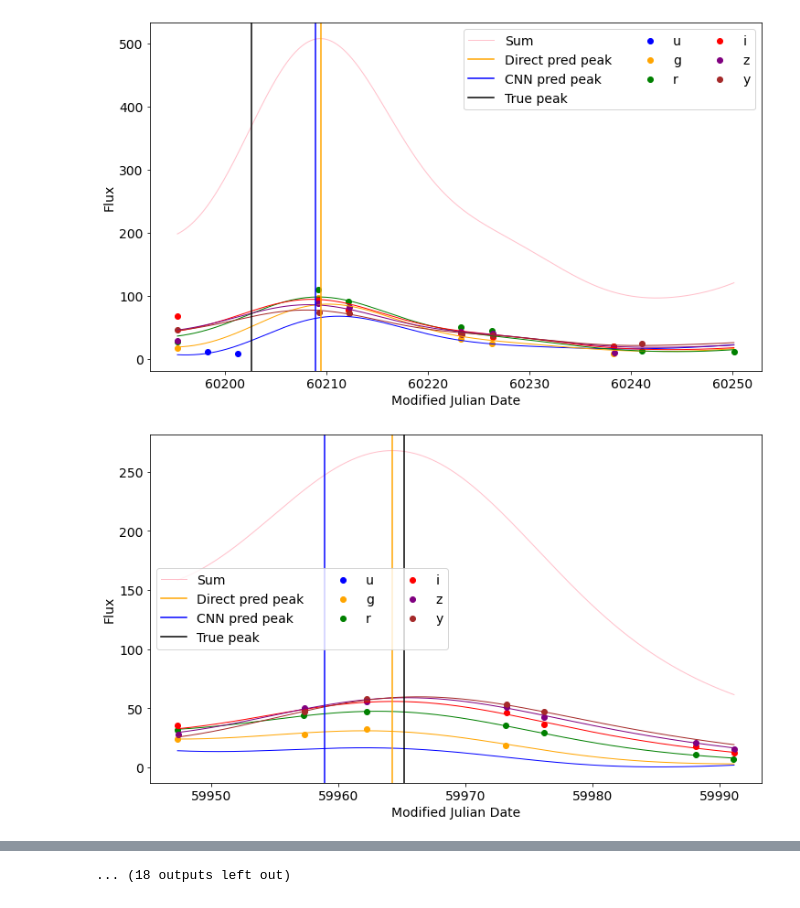
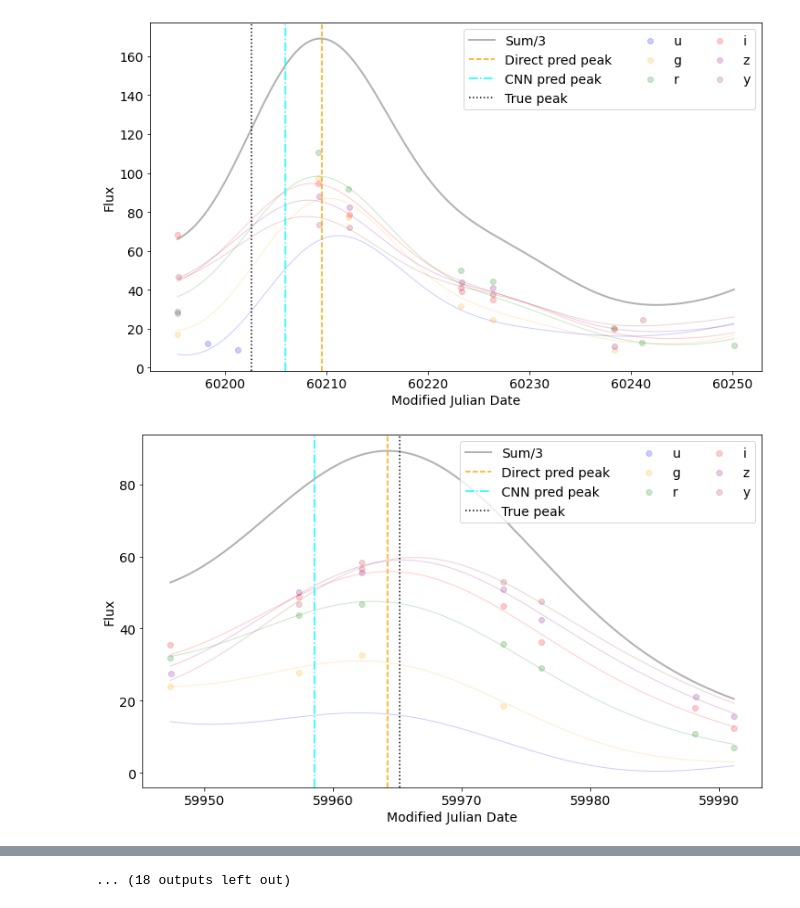
Before and after one commit to HSE-LAMBDA/light_curve_approx, a Jupyter notebook: notebooks/PeakCNN.ipynb, the cells around one changed output, grey strips where cells are left out. Drawn from its saved outputs; the diff is of its cells as text; code cells hidden in the pictures.

```diff
--- a/notebooks/PeakCNN.ipynb
+++ b/notebooks/PeakCNN.ipynb
@@ -147,22 +152,24 @@ test_dl = torch.utils.data.DataLoader(test_ds, batch_size=8, shuffle=False)
 device = torch.device('cuda:0')
 
 model = nn.Sequential(
-    nn.LayerNorm((6, 1000)),
     nn.Conv1d(6, 8, 3, padding=1),
+    nn.LayerNorm((8, 128)),
     nn.ReLU(),
-    nn.MaxPool1d(5),
     nn.Conv1d(8, 16, 3, padding=1),
+    nn.LayerNorm((16, 128)),
     nn.ReLU(),
     nn.MaxPool1d(4),
     nn.Conv1d(16, 32, 3, padding=1),
+    nn.LayerNorm((32, 32)),
     nn.ReLU(),
     nn.MaxPool1d(2),
     nn.Flatten(),
-    nn.Linear(25 * 32, 1)
+    nn.Dropout(0.33),
+    nn.Linear(16 * 32, 1)
 ).to(device)
 
-opt = torch.optim.Adam(model.parameters(), 3e-3)
-sched = torch.optim.lr_scheduler.StepLR(opt, 20)
+opt = torch.optim.Adam(model.parameters(), 3e-4)
+sched = torch.optim.lr_scheduler.StepLR(opt, 100)
 loss_func = nn.MSELoss()
 # %%
 def train_epoch(model, opt, loss_func, loader):
@@ -360,21 +367,21 @@ def plot_light_curves_with_peak_cnn(anobject, cnn_model, true_peak_mjd=None, tit
     for passband in range(6):
         light_curve = get_passband(anobject_aug, passband)
         plt.plot(light_curve['mjd'].values, light_curve['flux'].values, linewidth=1,
-                 color=passband2color[passband])
+                 color=passband2color[passband], alpha=0.2)
         light_curve = get_passband(anobject, passband)
         plt.scatter(light_curve['mjd'].values, light_curve['flux'].values,
-                    label=passband2name[passband], color=passband2color[passband], linewidth=1)
-    plt.plot(curve['mjd'].values, curve['flux'].values, label='Sum', linewidth=1, color='pink')
+                    label=passband2name[passband], color=passband2color[passband], linewidth=1, alpha=0.2)
+    plt.plot(curve['mjd'].values, curve['flux'].values / 3, label='Sum/3', linewidth=2, color='black', alpha=0.3)
 
     plt.xlabel('Modified Julian Date', size=14)
     plt.xticks(size=14)
     plt.ylabel('Flux', size=14)
     plt.yticks(size=14)
 
-    plt.axvline(direct_pred_peak_mjd, label='Direct pred peak', color='orange')
-    plt.axvline(cnn_pred_peak_mjd, label='CNN pred peak', color='blue')
+    plt.axvline(direct_pred_peak_mjd, label='Direct pred peak', color='orange', linestyle='--')
+    plt.axvline(cnn_pred_peak_mjd, label='CNN pred peak', color='cyan', linestyle='-.')
     if true_peak_mjd is not None:
-        plt.axvline(true_peak_mjd, label='True peak', color='black')
+        plt.axvline(true_peak_mjd, label='True peak', color='black', linestyle=':')
     plt.legend(loc='best', ncol=3, fontsize=14)
     plt.title(title, size=14)
 
@@ -393,5 +400,6 @@ all_objects = all_objects[mask]
 # %%
 for object_id in all_objects['object_id'].values[::7]:
     plot_light_curves_with_peak_cnn(get_object(data, object_id), model,
-                                    all_objects[all_objects['object_id']==object_id]['true_peakmjd'].iloc[0])
+                                    all_objects[all_objects['object_id']==object_id]['true_peakmjd'].iloc[0],
+                                    n_obs=128)
 # %% [output]
@@ -405,2 +413,2 @@ for object_id in all_objects['object_id'].values[::7]:
-[figure, old version]
+[figure, new version]
-[figure, old version]
+[figure, new version]
```
Also changed, not shown: parts of 11 cells of this notebook, 1 other file.
